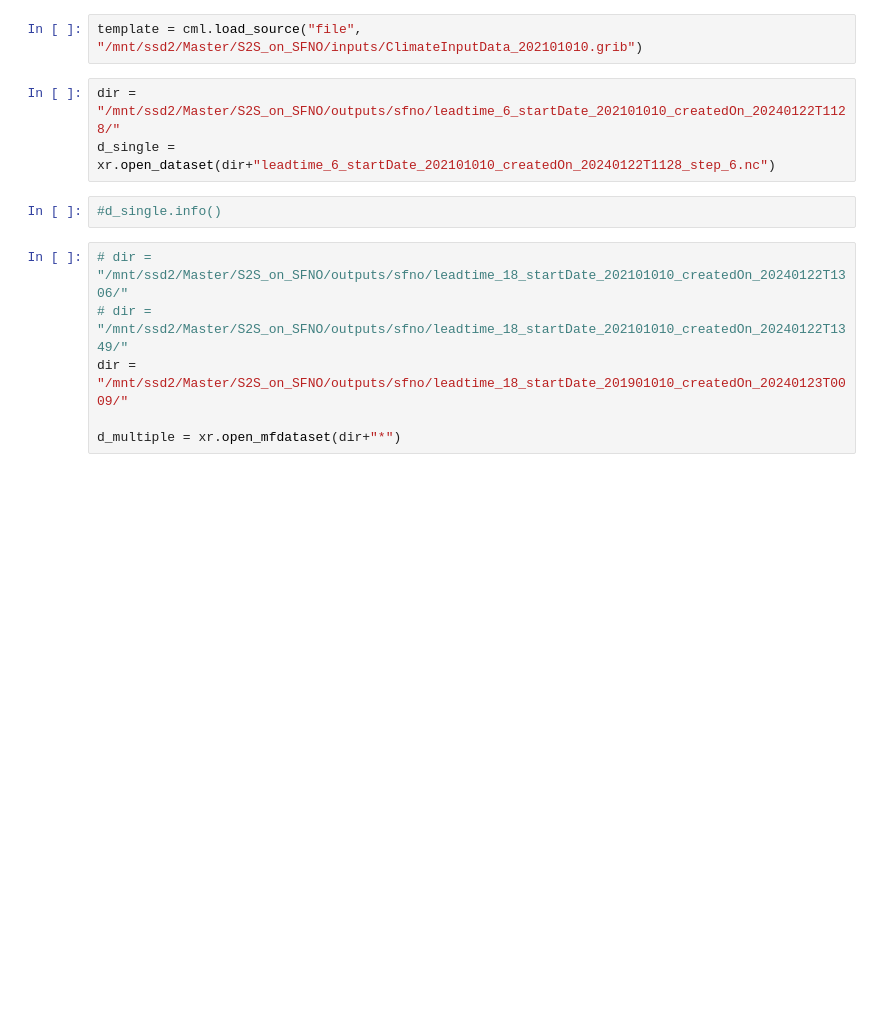
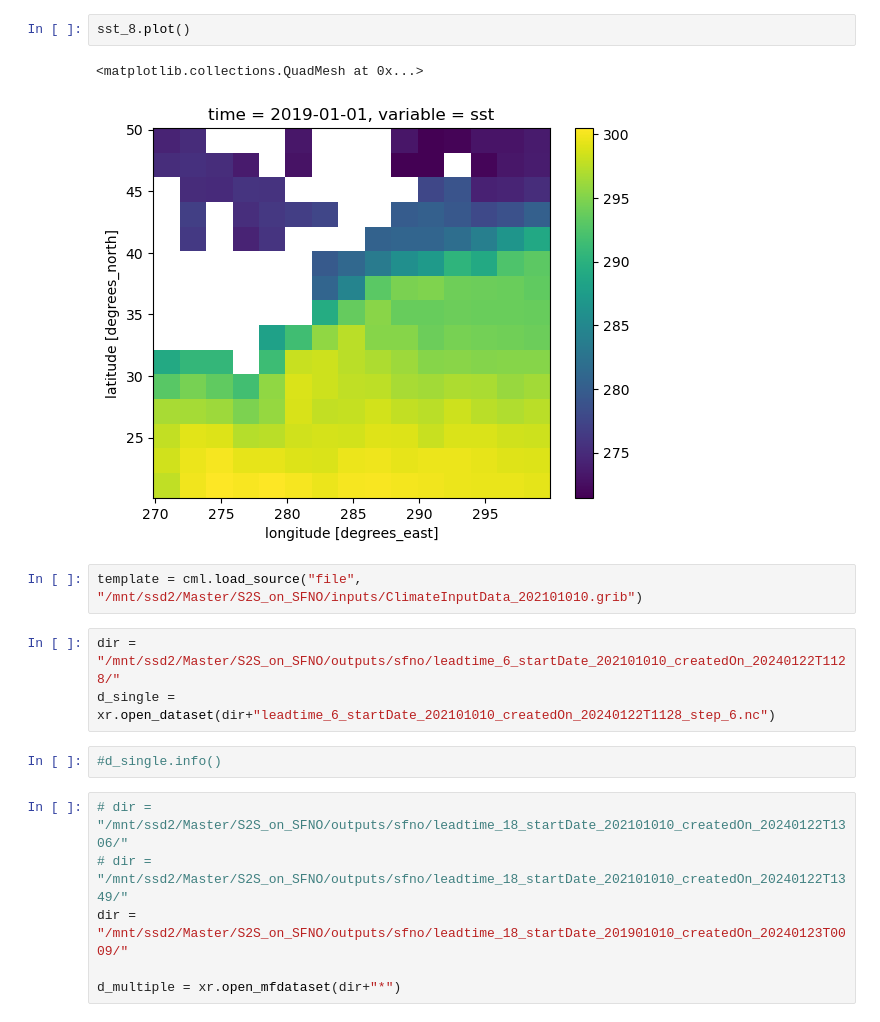
Before and after one commit to Slusny/Modulated-Spherical-Fourier-Neural-Operator, a Jupyter notebook: debug.ipynb, the cells around one changed output. Saved outputs shown, nothing was run; the diff lists cells and outputs as text; blank space fills up the shorter version.

```diff
--- a/debug.ipynb
+++ b/debug.ipynb
@@ -7,3 +55,8 @@ import matplotlib.pyplot as plt
+# %%
+sst_8.plot()
+# %% [output]
+<matplotlib.collections.QuadMesh at 0x...>
+[figure, added]
 # %%
 template = cml.load_source("file", "/mnt/ssd2/Master/S2S_on_SFNO/inputs/ClimateInputData_202101010.grib")
 # %%
```
Also changed, not shown: parts of 6 cells of this notebook, 8 other files.
